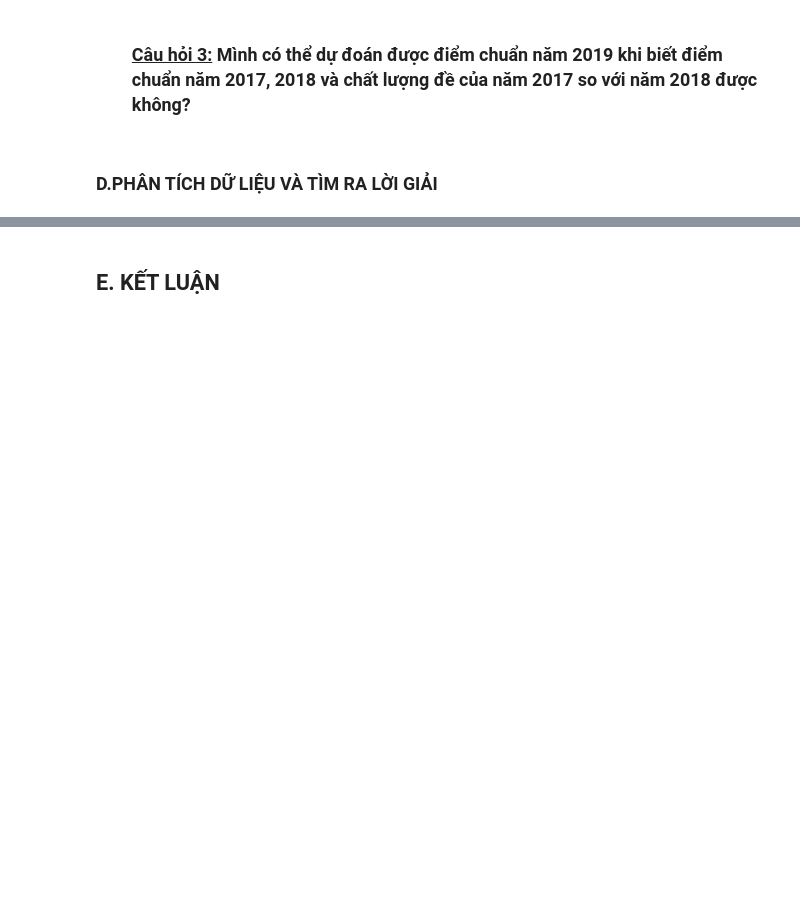
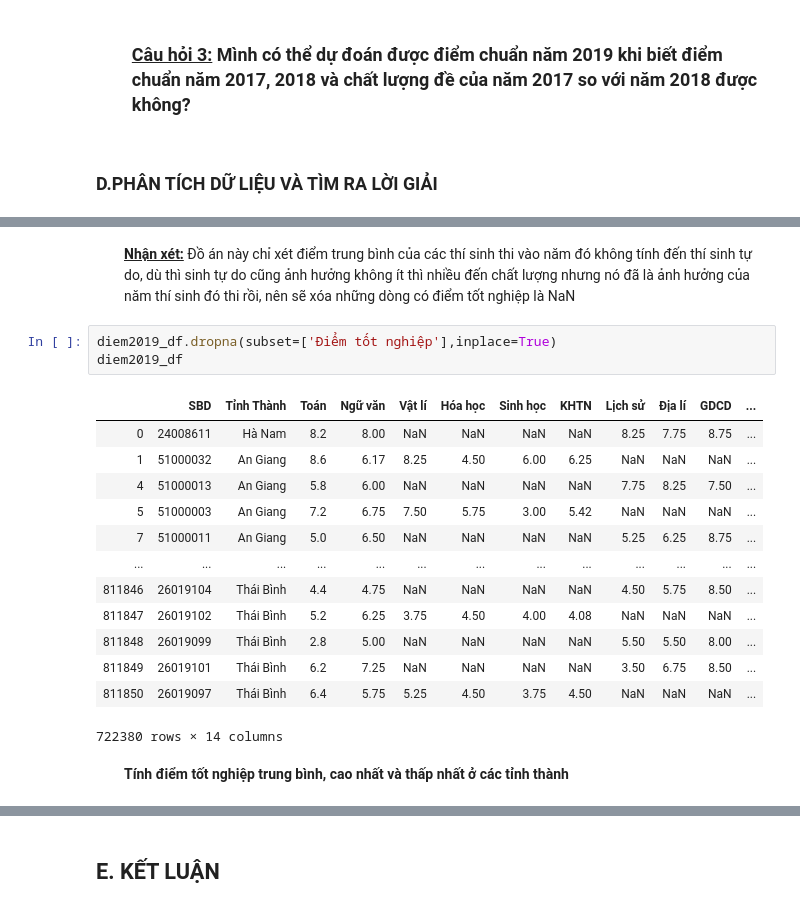
Before and after one commit to ngocbinh53/KHDL, a Jupyter notebook: 1712293-NguyenNgocBinh.ipynb, the cells around one changed output, grey strips where cells are left out. Drawn from its saved outputs; the diff is of its cells as text; blank space fills up the shorter version.

```diff
--- a/1712293-NguyenNgocBinh.ipynb
+++ b/1712293-NguyenNgocBinh.ipynb
@@ -195,0 +245,24 @@ diem2019_df
+# %% [markdown]
+<ul>
+    <b><u>Nhận xét:</u></b>
+        Đồ án này chỉ xét điểm trung bình của các thí sinh thi vào năm đó không tính đến thí sinh tự do, dù thì sinh tự do cũng ảnh hưởng không ít thì nhiều đến chất lượng nhưng nó đã là ảnh hưởng của năm thí sinh đó thi rồi, nên sẽ xóa những dòng có điểm tốt nghiệp là NaN
+</ul>
+# %%
+diem2019_df.dropna(subset=['Điểm tốt nghiệp'],inplace=True)
+diem2019_df
+# %% [output]
+|  | SBD | Tỉnh Thành | Toán | Ngữ văn | Vật lí | Hóa học | Sinh học | KHTN | Lịch sử | Địa lí | GDCD | ... |
+| 0 | 24008611 | Hà Nam | 8.2 | 8.00 | NaN | NaN | NaN | NaN | 8.25 | 7.75 | 8.75 | ... |
+| 1 | 51000032 | An Giang | 8.6 | 6.17 | 8.25 | 4.50 | 6.00 | 6.25 | NaN | NaN | NaN | ... |
+| 4 | 51000013 | An Giang | 5.8 | 6.00 | NaN | NaN | NaN | NaN | 7.75 | 8.25 | 7.50 | ... |
+| 5 | 51000003 | An Giang | 7.2 | 6.75 | 7.50 | 5.75 | 3.00 | 5.42 | NaN | NaN | NaN | ... |
+| 7 | 51000011 | An Giang | 5.0 | 6.50 | NaN | NaN | NaN | NaN | 5.25 | 6.25 | 8.75 | ... |
+| ... | ... | ... | ... | ... | ... | ... | ... | ... | ... | ... | ... | ... |
+| 811846 | 26019104 | Thái Bình | 4.4 | 4.75 | NaN | NaN | NaN | NaN | 4.50 | 5.75 | 8.50 | ... |
+| 811847 | 26019102 | Thái Bình | 5.2 | 6.25 | 3.75 | 4.50 | 4.00 | 4.08 | NaN | NaN | NaN | ... |
+| 811848 | 26019099 | Thái Bình | 2.8 | 5.00 | NaN | NaN | NaN | NaN | 5.50 | 5.50 | 8.00 | ... |
+| 811849 | 26019101 | Thái Bình | 6.2 | 7.25 | NaN | NaN | NaN | NaN | 3.50 | 6.75 | 8.50 | ... |
+| 811850 | 26019097 | Thái Bình | 6.4 | 5.75 | 5.25 | 4.50 | 3.75 | 4.50 | NaN | NaN | NaN | ... |
+722380 rows × 14 columns
+# %% [markdown]
+<ul><b>Tính điểm tốt nghiệp trung bình, cao nhất và thấp nhất ở các tỉnh thành </b></ul>
```
Also changed, not shown: parts of 38 cells of this notebook.
